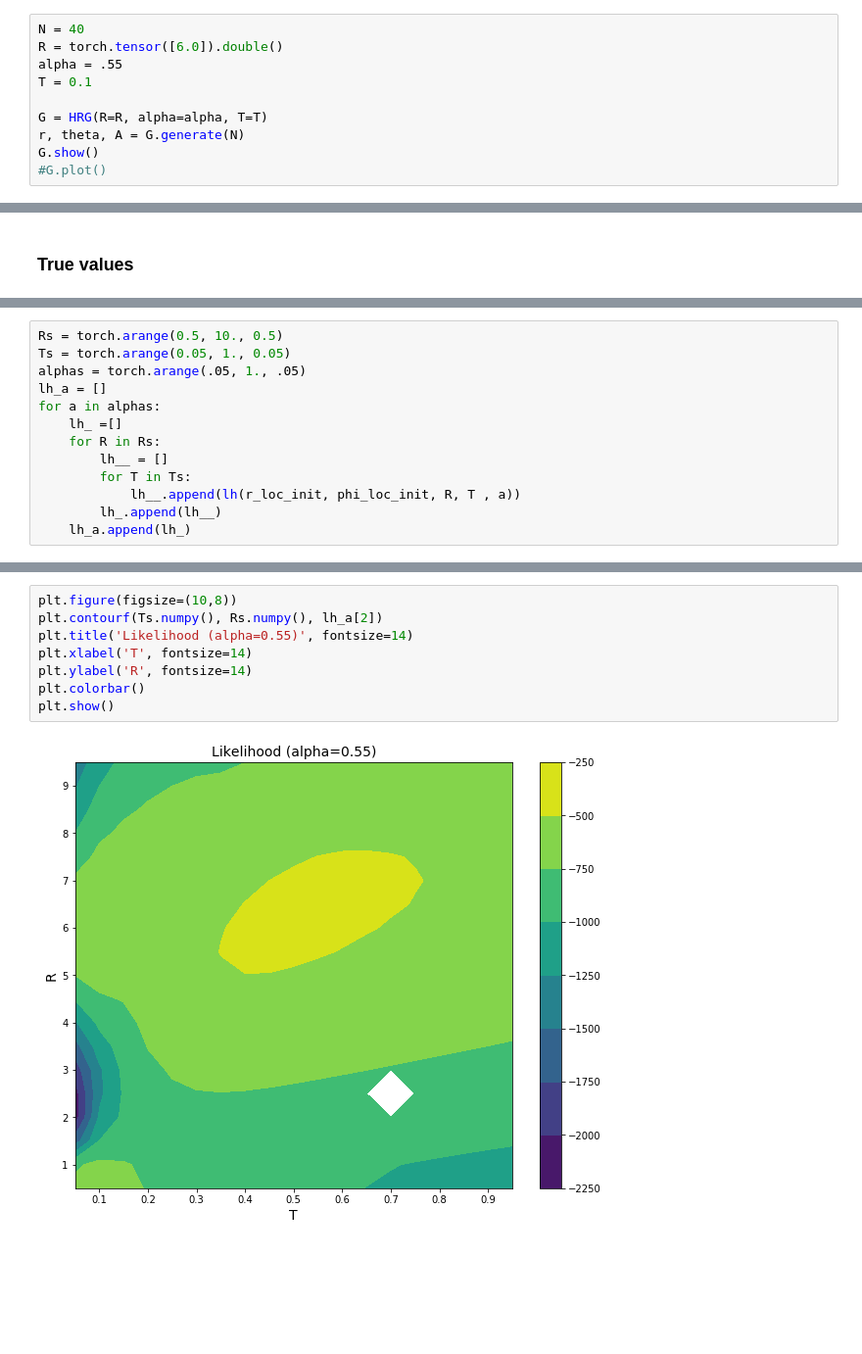
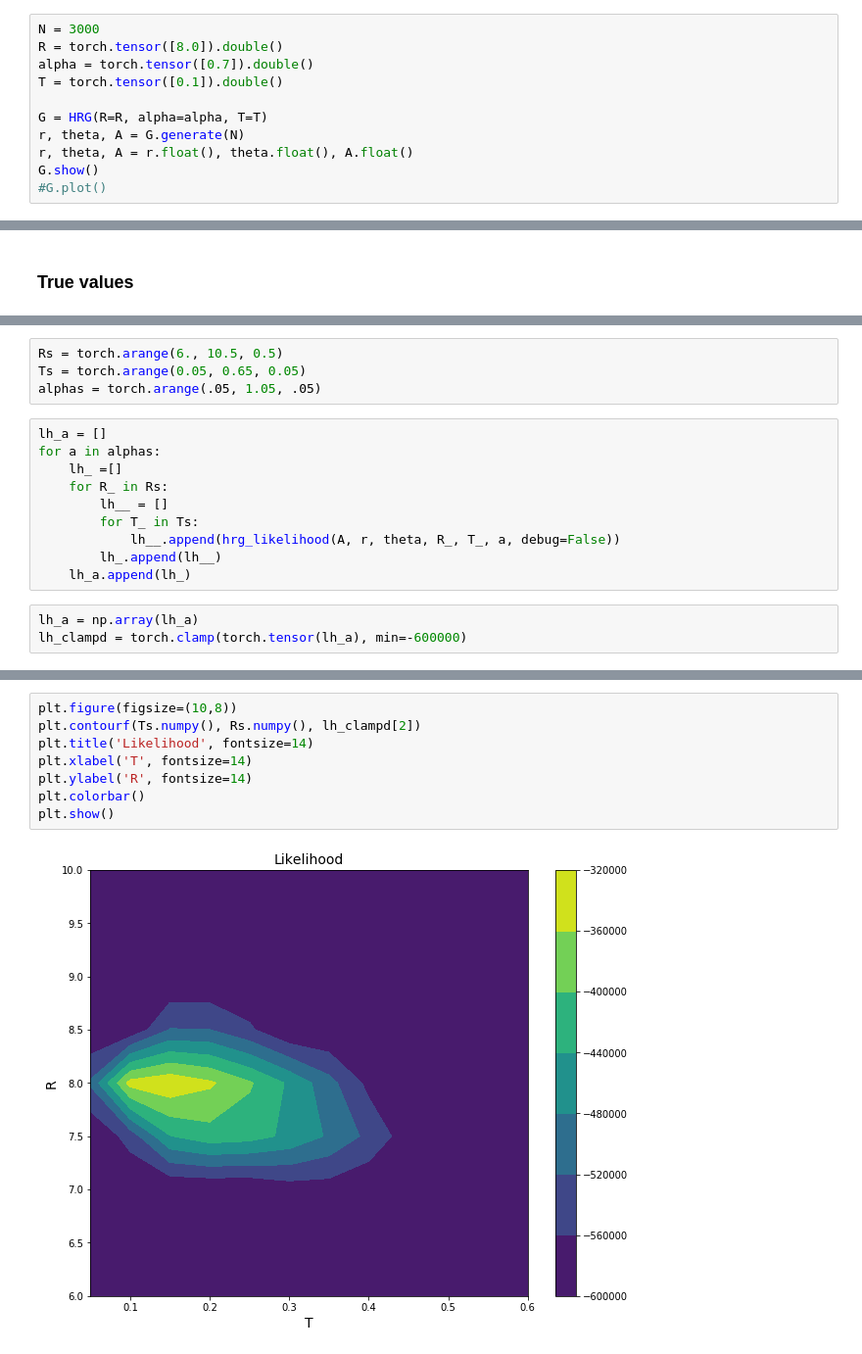
Before and after one commit to mozzhorin/VIRGMo, a Jupyter notebook: playground/hrg_param_search.ipynb, the cells around one changed output, grey strips where cells are left out. Shown at 98% size. Saved outputs shown, nothing was run; the diff lists cells and outputs as text; blank space fills up the shorter version.

```diff
--- a/playground/hrg_param_search.ipynb
+++ b/playground/hrg_param_search.ipynb
@@ -12,11 +11,12 @@ logit = lambda x: (x/(1-x)).log()
 # %%
-N = 40
-R = torch.tensor([6.0]).double()
-alpha = .55
-T = 0.1
+N = 3000
+R = torch.tensor([8.0]).double()
+alpha = torch.tensor([0.7]).double()
+T = torch.tensor([0.1]).double()
 
 G = HRG(R=R, alpha=alpha, T=T)
 r, theta, A = G.generate(N)
+r, theta, A = r.float(), theta.float(), A.float()
 G.show()
 #G.plot()
 # %% [output]
@@ -53,13 +30,17 @@ lh(r_loc_init, phi_loc_init, R, T , alpha)
 # %%
-Rs = torch.arange(0.5, 10., 0.5)
-Ts = torch.arange(0.05, 1., 0.05)
-alphas = torch.arange(.05, 1., .05)
-lh_a = []
-for a in alphas:
-    lh_ =[]
-    for R in Rs:
-        lh__ = []
-        for T in Ts:
-            lh__.append(lh(r_loc_init, phi_loc_init, R, T , a))
-        lh_.append(lh__)
-    lh_a.append(lh_)
+Rs = torch.arange(6., 10.5, 0.5)
+Ts = torch.arange(0.05, 0.65, 0.05)
+alphas = torch.arange(.05, 1.05, .05)
+# %%
+lh_a = []
+for a in alphas:
+    lh_ =[]
+    for R_ in Rs:
+        lh__ = []
+        for T_ in Ts:
+            lh__.append(hrg_likelihood(A, r, theta, R_, T_, a, debug=False))
+        lh_.append(lh__)
+    lh_a.append(lh_)
+# %%
+lh_a = np.array(lh_a)
+lh_clampd = torch.clamp(torch.tensor(lh_a), min=-600000)
@@ -66,10 +51,10 @@ for a in alphas:
 # %%
 plt.figure(figsize=(10,8))
-plt.contourf(Ts.numpy(), Rs.numpy(), lh_a[2])
-plt.title('Likelihood (alpha=0.55)', fontsize=14)
+plt.contourf(Ts.numpy(), Rs.numpy(), lh_clampd[2])
+plt.title('Likelihood', fontsize=14)
 plt.xlabel('T', fontsize=14)
 plt.ylabel('R', fontsize=14)
 plt.colorbar()
 plt.show()
 # %% [output]
-[figure, old version]
+[figure, new version]
```
Also changed, not shown: parts of 18 cells of this notebook, 30 other files.
